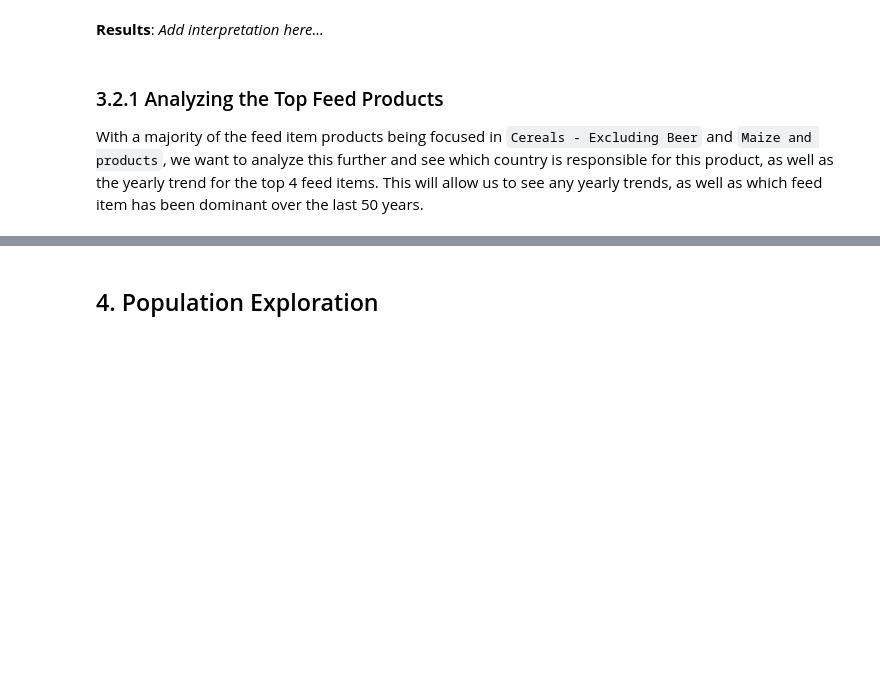
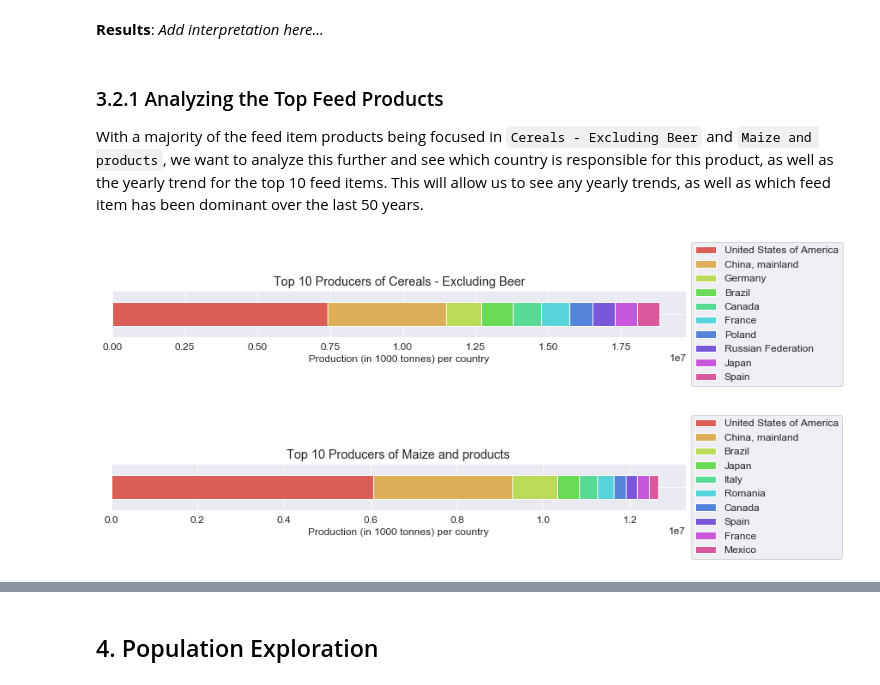
Before and after one commit to dhelms1/food_production, a Jupyter notebook: DataExploration.ipynb, the cells around one changed output, grey strips where cells are left out. Cells and saved outputs as stored; diff of their text form; code cells hidden in the pictures; blank space fills up the shorter version.

Commit message:
graphs updated, new functions added, comments included in code

```diff
--- a/DataExploration.ipynb
+++ b/DataExploration.ipynb
@@ -198,4 +199,4 @@ top_20_feed_food(feed, food)
 # %% [markdown]
 ### 3.2.1 Analyzing the Top Feed Products
 
-With a majority of the feed item products being focused in `Cereals - Excluding Beer` and `Maize and products`, we want to analyze this further and see which country is responsible for this product, as well as the yearly trend for the top 4 feed items. This will allow us to see any yearly trends, as well as which feed item has been dominant over the last 50 years.
+With a majority of the feed item products being focused in `Cereals - Excluding Beer` and `Maize and products`, we want to analyze this further and see which country is responsible for this product, as well as the yearly trend for the top 10 feed items. This will allow us to see any yearly trends, as well as which feed item has been dominant over the last 50 years.
@@ -204,0 +203,10 @@ With a majority of the feed item products being focused in `Cereals - Excluding
+# %%
+# Plot top 2 feed products, partitioned by the top 10 countries
+# Note: since only top 10 countries are included, the total production will
+#       be slightly lower than the above graphs. This is assuming that the
+#       top 10 countries will be responsible for most of the global production.
+
+top_feed_producers(feed)
+# %% [output]
+[figure, added]
+[figure, added]
```
Also changed, not shown: parts of 10 cells of this notebook, 1 other file.
